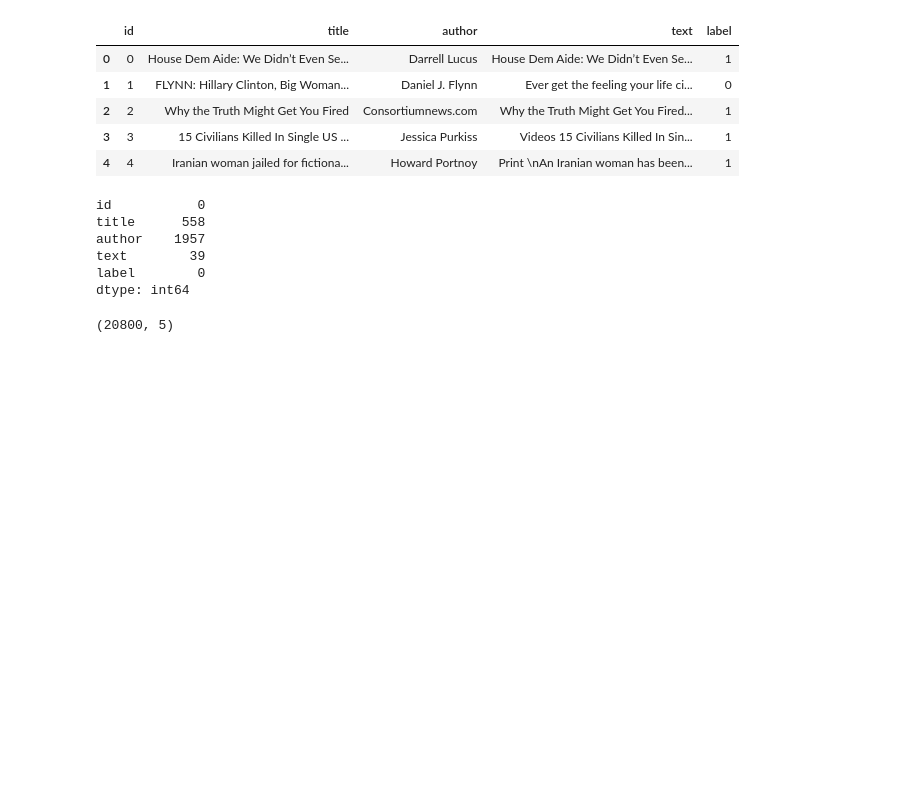
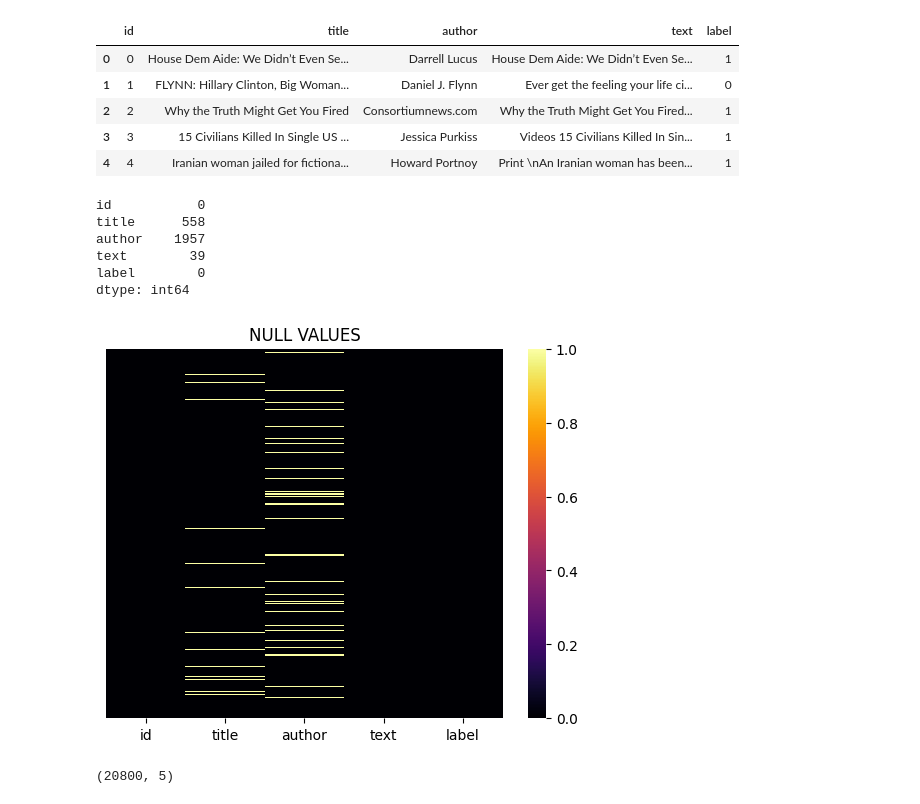
Before and after one commit to Abeshith/FakeNewsDetection-LSTM, a Jupyter notebook: Bidirectional LSTM.ipynb, the cells around one changed output. Cells and saved outputs as stored; diff of their text form; code cells hidden in the pictures; blank space fills up the shorter version.

```diff
--- a/Bidirectional LSTM.ipynb
+++ b/Bidirectional LSTM.ipynb
@@ -24,6 +24,12 @@ author    1957
 text        39
 label        0
 dtype: int64
+# %%
+sns.heatmap(Data1,yticklabels=False,cmap='inferno')
+plt.title('NULL VALUES')
+plt.show()
+# %% [output]
+[figure, added]
 # %%
 Data.shape
 # %% [output]
```
Also changed, not shown: parts of 21 cells of this notebook.
